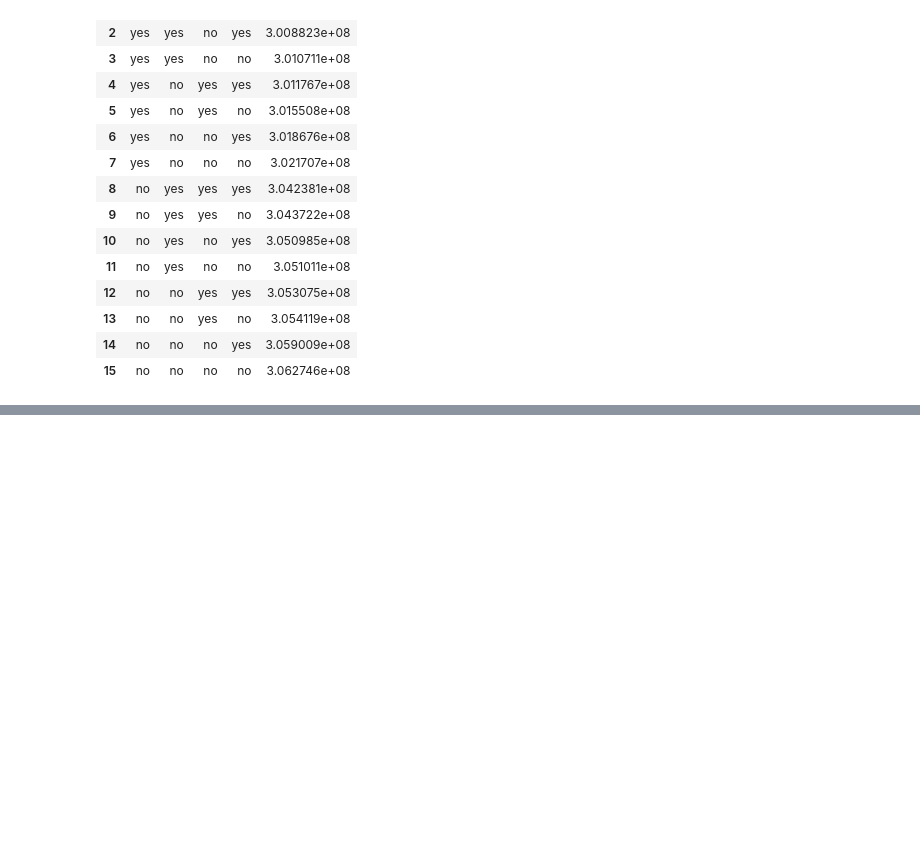
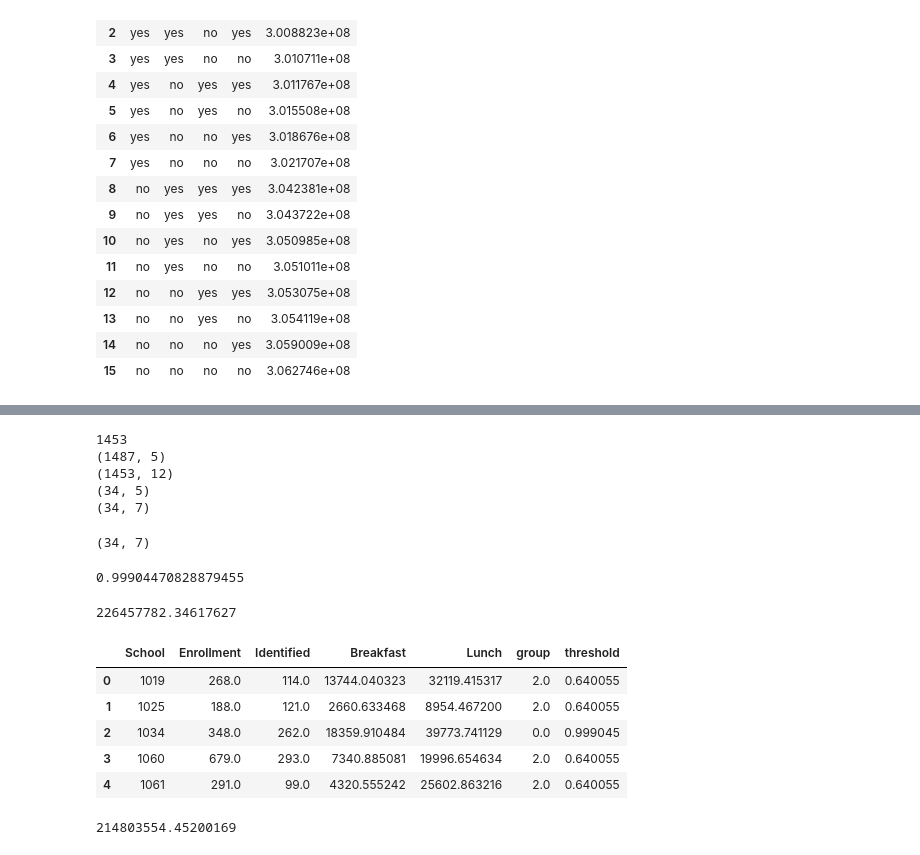
Before and after one commit to MODA-NYC/Project_SchoolLunch, a Jupyter notebook: ExistingVsNewSchools.ipynb, the cells around one changed output, grey strips where cells are left out. Drawn from its saved outputs; the diff is of its cells as text; code cells hidden in the pictures; blank space fills up the shorter version.

```diff
--- a/ExistingVsNewSchools.ipynb
+++ b/ExistingVsNewSchools.ipynb
@@ -480,0 +517,46 @@ the best outcome (highest reimbursement) is to keep the existing groups as they
+# %%
+print doeFinal.group.count()
+print doeNew.shape
+print cepNew.shape
+print doeNew[~doeNew.School.isin(cepNew.School)].shape
+print doeFinal[~(doeFinal.group>=0)].shape
+# %% [output]
+1453
+(1487, 5)
+(1453, 12)
+(34, 5)
+(34, 7)
+# %%
+# the 34 zero enrollment schools need to be added into the highest threshold group
+doeFinal[doeFinal.Enrollment==0].shape
+# %% [output]
+(34, 7)
+# %%
+#highest threshold
+highTh = cepNew[cepNew.threshold>.99].threshold[2]
+highTh
+# %% [output]
+0.99904470828879455
+# %%
+#fill in zero enrollment schools
+doeFinal.loc[doeFinal.Enrollment==0,'group']=0
+doeFinal.loc[doeFinal.Enrollment==0,'threshold']=highTh
+# %%
+baseReimburse = paidLunch*doeFinal.Lunch.sum() + paidBreakfast*doeFinal.Breakfast.sum()
+
+doeFinal['meal'] = deltaLunchRate*doeFinal['Lunch'] + deltaBreakfastRate*doeFinal['Breakfast']
+finalR = calcReimburse(doeFinal)
+doeFinal.drop('meal',axis=1,inplace=True)
+
+baseReimburse+finalR
+# %% [output]
+226457782.34617627
+# %%
+doeFinal.head()
+# %% [output]
+|  | School | Enrollment | Identified | Breakfast | Lunch | group | threshold |
+| 0 | 1019 | 268.0 | 114.0 | 13744.040323 | 32119.415317 | 2.0 | 0.640055 |
+| 1 | 1025 | 188.0 | 121.0 | 2660.633468 | 8954.467200 | 2.0 | 0.640055 |
+| 2 | 1034 | 348.0 | 262.0 | 18359.910484 | 39773.741129 | 0.0 | 0.999045 |
+| 3 | 1060 | 679.0 | 293.0 | 7340.885081 | 19996.654634 | 2.0 | 0.640055 |
+| 4 | 1061 | 291.0 | 99.0 | 4320.555242 | 25602.863216 | 2.0 | 0.640055 |
@@ -480,0 +566,8 @@ the best outcome (highest reimbursement) is to keep the existing groups as they
+# %%
+oneGroup = doeFinal.copy()
+oneGroup.group=0
+oneGroup['meal'] = deltaLunchRate*oneGroup['Lunch'] + deltaBreakfastRate*oneGroup['Breakfast']
+ogr = calcReimburse(oneGroup)
+ogr+baseReimburse
+# %% [output]
+214803554.45200169
```
Also changed, not shown: parts of 10 cells of this notebook, 2 other files.
